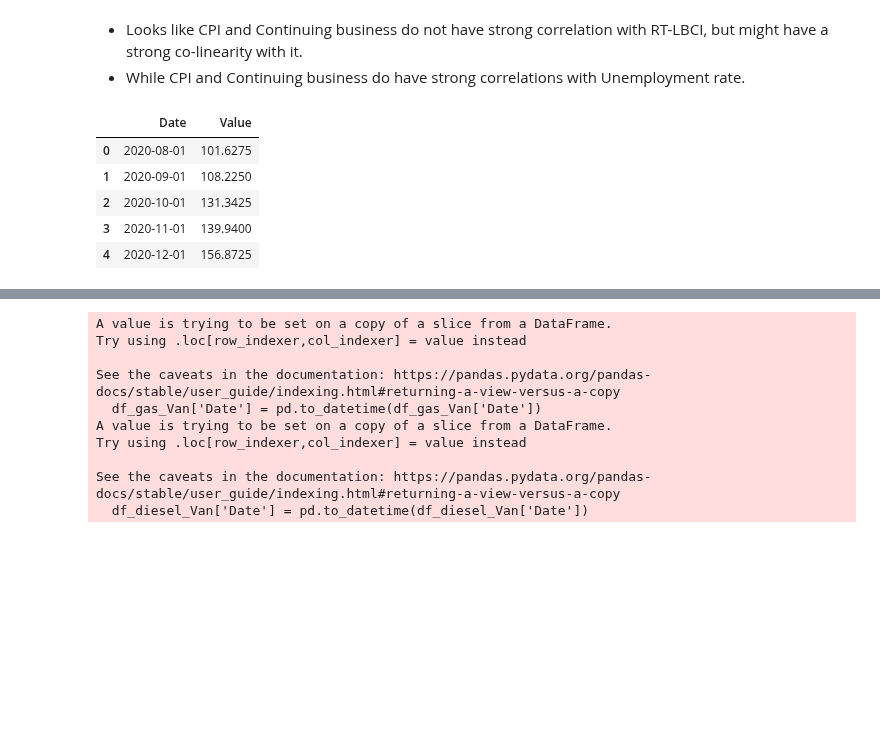
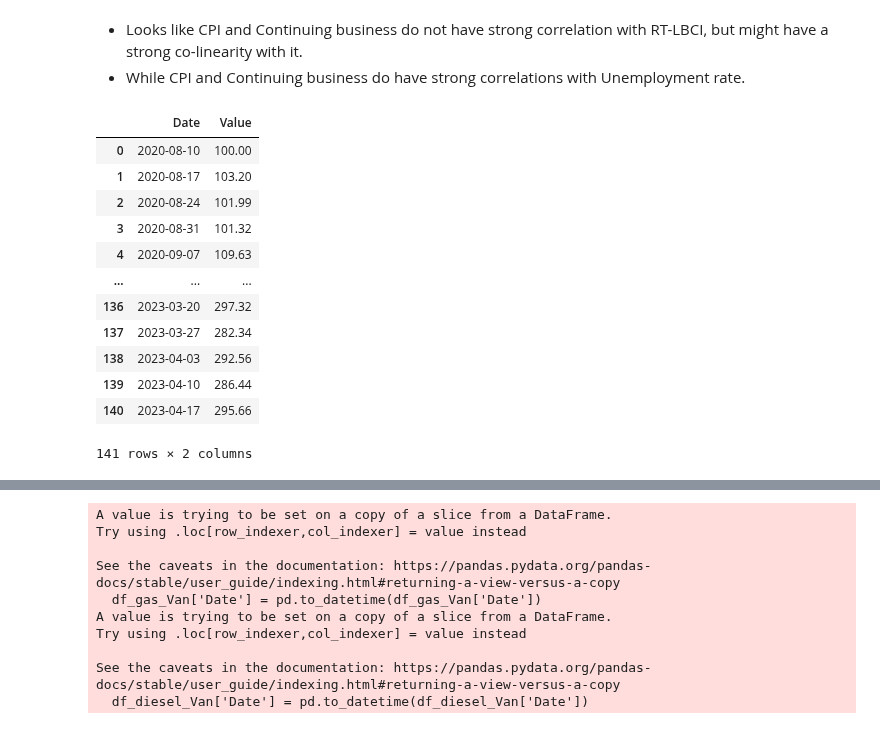
Before and after one commit to GawainGan/RT-LBCI, a Jupyter notebook: EDA_ZJU_python.ipynb, the cells around one changed output, grey strips where cells are left out. Drawn from its saved outputs; the diff is of its cells as text; code cells hidden in the pictures; blank space fills up the shorter version.

```diff
--- a/EDA_ZJU_python.ipynb
+++ b/EDA_ZJU_python.ipynb
@@ -557,16 +450,19 @@ The default value of numeric_only in DataFrame.corr is deprecated. In a future v
 # %%
 # Take Vancouver as an example
 RT_LBCI_Van = RT_LBCI_df.iloc[28:29]
 RT_LBCI_Van = convert_combined(RT_LBCI_Van)
 RT_LBCI_Van
-
-#RT_LBCI_df.head()
-RT_LBCI_Van_monthly = convert_monthly(RT_LBCI_Van)
-RT_LBCI_Van_monthly.head()
 # %% [output]
 |  | Date | Value |
-| 0 | 2020-08-01 | 101.6275 |
-| 1 | 2020-09-01 | 108.2250 |
-| 2 | 2020-10-01 | 131.3425 |
-| 3 | 2020-11-01 | 139.9400 |
-| 4 | 2020-12-01 | 156.8725 |
+| 0 | 2020-08-10 | 100.00 |
+| 1 | 2020-08-17 | 103.20 |
+| 2 | 2020-08-24 | 101.99 |
+| 3 | 2020-08-31 | 101.32 |
+| 4 | 2020-09-07 | 109.63 |
+| ... | ... | ... |
+| 136 | 2023-03-20 | 297.32 |
+| 137 | 2023-03-27 | 282.34 |
+| 138 | 2023-04-03 | 292.56 |
+| 139 | 2023-04-10 | 286.44 |
+| 140 | 2023-04-17 | 295.66 |
+141 rows × 2 columns
```
Also changed, not shown: parts of 24 cells of this notebook.
